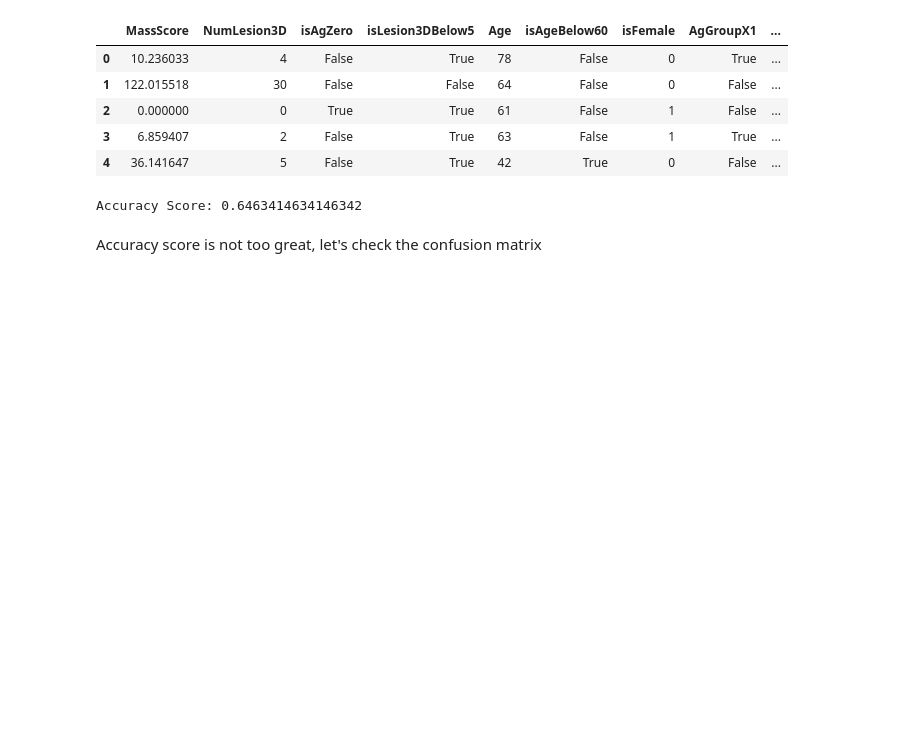
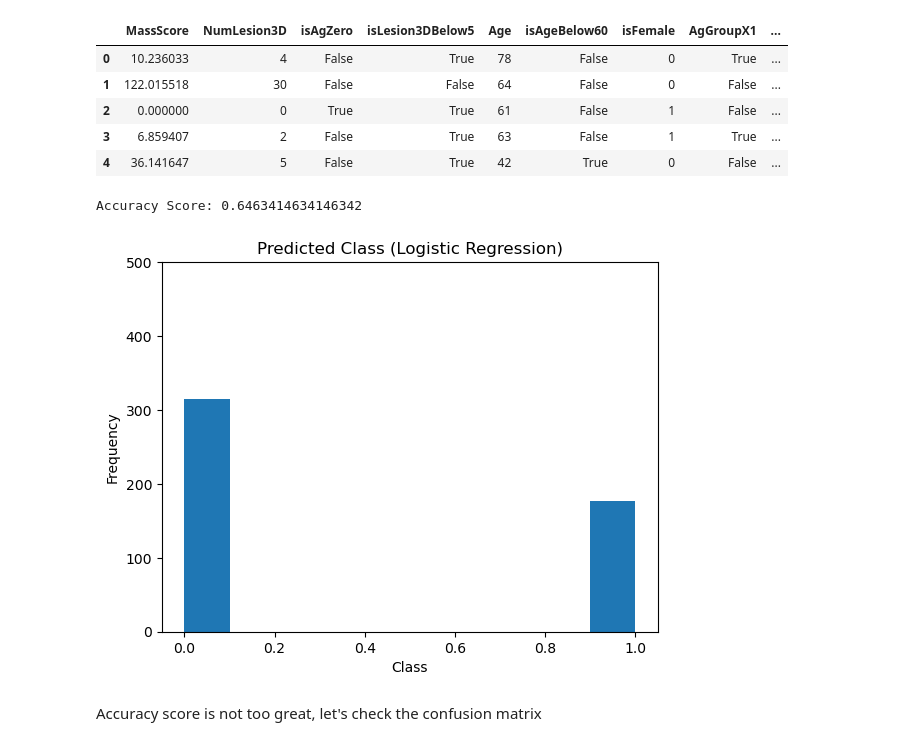
Before and after one commit to sakinkirti/CSDS491, a Jupyter notebook: CP/logisticregression_model.ipynb, the cells around one changed output. Saved outputs shown, nothing was run; the diff lists cells and outputs as text; code cells hidden in the pictures; blank space fills up the shorter version.

```diff
--- a/CP/logisticregression_model.ipynb
+++ b/CP/logisticregression_model.ipynb
@@ -159,6 +159,15 @@ y_pred = logreg.predict(X_test)
 print(f"Accuracy Score: {logreg.score(X_test, Y_test)}")
 # %% [output]
 Accuracy Score: 0.6463414634146342
+# %%
+plt.hist(y_pred, bins=10)
+plt.title('Predicted Class (Logistic Regression)')
+plt.xlabel('Class')
+plt.ylabel("Frequency")
+plt.ylim(0,500)
+plt.show()
+# %% [output]
+[figure, added]
 # %% [markdown]
 Accuracy score is not too great, let's check the confusion matrix
 # %%
```
Also changed, not shown: 8 other files.
